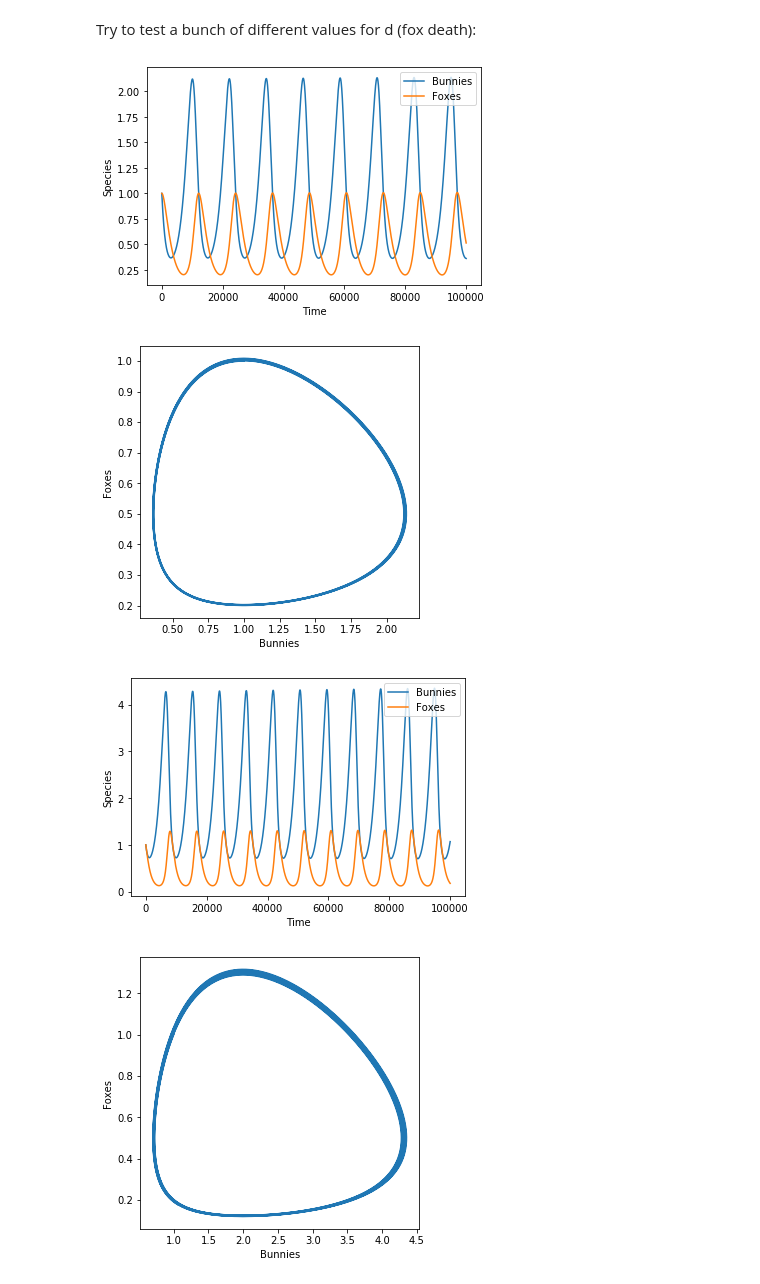
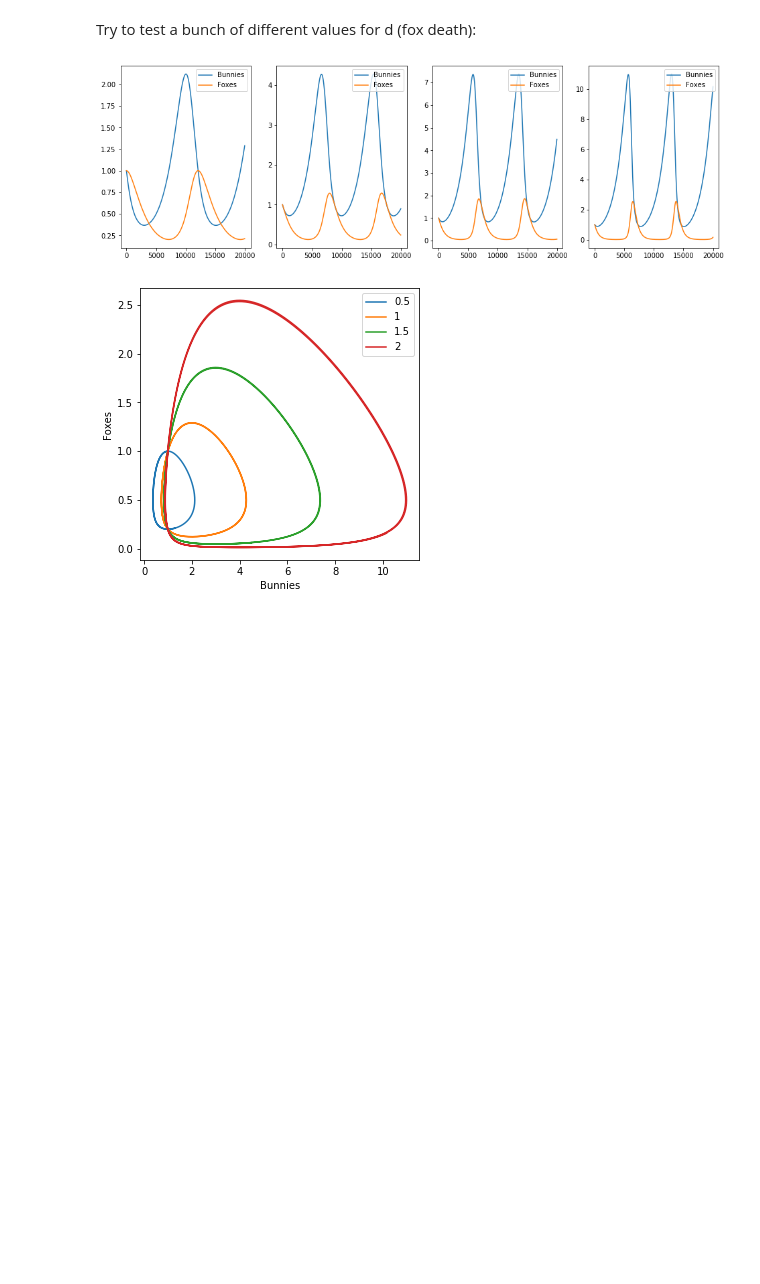
Before and after one commit to kanemoser/urban-broccoli, a Jupyter notebook: class_6_predator_prey.ipynb, the cells around one changed output. Drawn from its saved outputs; the diff is of its cells as text; code cells hidden in the pictures; blank space fills up the shorter version.

```diff
--- a/class_6_predator_prey.ipynb
+++ b/class_6_predator_prey.ipynb
@@ -38,49 +38,42 @@ plt.ylabel('Foxes');
 # %% [markdown]
 Try to test a bunch of different values for d (fox death):
 # %%
-nsteps = 100000
-a = .6 # bunny reproduction rate
-b = 1.2 # bunny death
-c = .5 # fox reproduction rate
-d = .1 # fox death
+nsteps = 20000
+a = 0.6 # bunny reproduction
+b = 1.2 # bunny predation
+c = 0.5 # bunny-fox conversion rate
+d = 1 # fox death
 
 dt = 0.001 # step
 
 possible_ds = [0.5, 1, 1.5, 2]
 
-fig1 = plt.figure(figsize=(12,5))
-ax1 = plt.axes()
-fig2 = plt.figure(figsize=(5,5))
-ax2 = plt.axes()
-
 x = np.zeros(nsteps)
 y = np.zeros(nsteps)
 
-for itrial in possible_ds:
-    x[0] = 1 # initial bunnies
-    y[0] = 1 # initial foxes
+fig1 = plt.figure(figsize=(16,5));
+fig2 = plt.figure(figsize=(5,5));
+ax2 = plt.axes()
+
+for itrial in range(len(possible_ds)):
+    d = possible_ds[itrial]
+    x[0] = 1
+    y[0] = 1
 
     for t in range(1,nsteps):
         x[t] = x[t-1] + dt*(a*x[t-1] - b*x[t-1]*y[t-1])
         y[t] = y[t-1] + dt*(c*x[t-1]*y[t-1] - d*y[t-1])
 
-    fig = plt.figure() # Number of individuals in each species over time
-    plt.plot(x, label='Bunnies');
-    plt.plot(y, label='Foxes');
-    plt.legend(loc='upper right');
-    plt.xlabel('Time')
-    plt.ylabel('Species')
+    ax1 = fig1.add_subplot(1,len(possible_ds),itrial+1)
+    ax1.plot(x, label='Bunnies');
+    ax1.plot(y, label='Foxes');
+    ax1.legend(loc='upper right');
 
-    fig = plt.figure(figsize=(5,5)) # Phase portrait plot
-    plt.plot(x,y);
+    ax2.plot(x,y, label=d);
     plt.xlabel('Bunnies');
     plt.ylabel('Foxes');
 
-    plt.plot(x,y,label=d)
-    ax1.legend(loc='upper right')
-    ax2.legend(loc='upper right')
+ax2.legend(loc='upper right');
 # %% [output]
-[figure, old version]
+[figure, new version]
-[figure, old version]
+[figure, new version]
-[figure, removed]
-[figure, removed]
```
Also changed, not shown: parts of 1 cell of this notebook, 2 other files.
